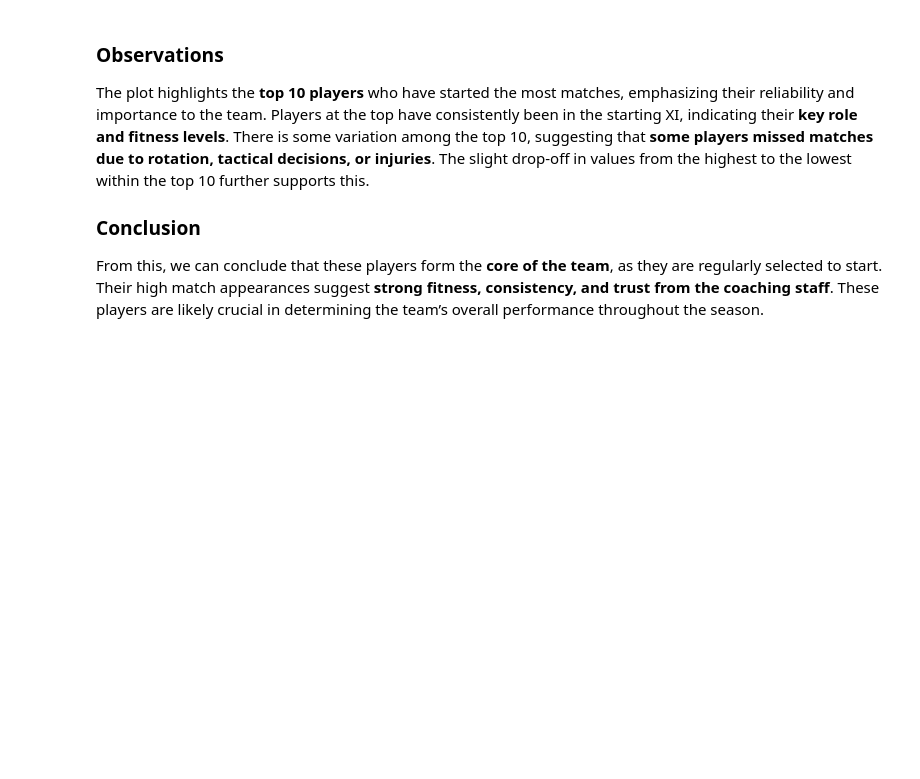
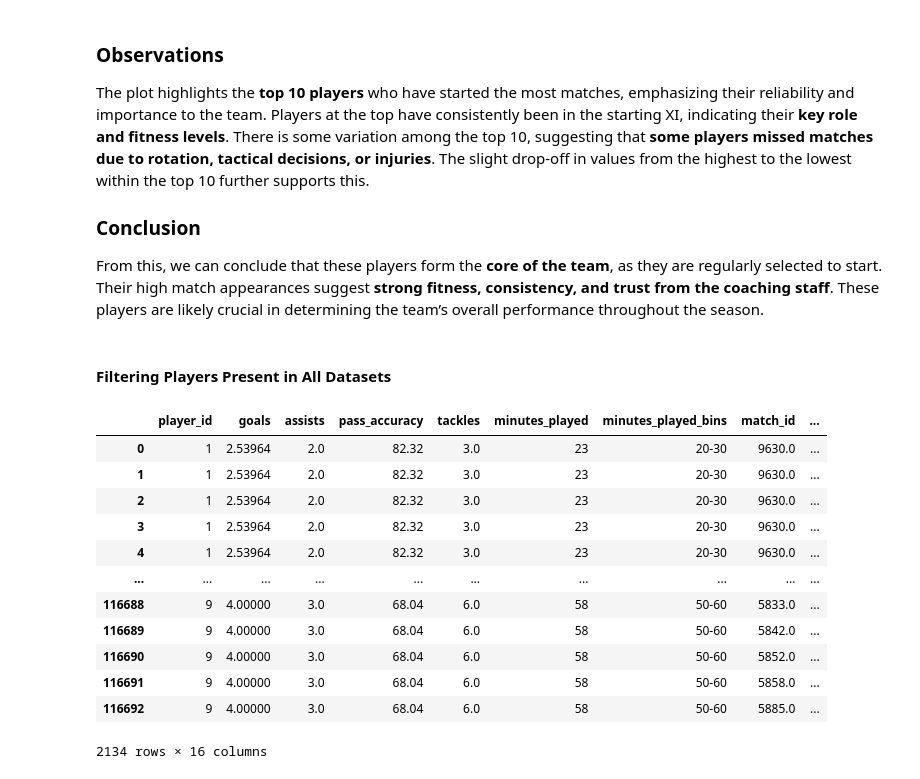
Before and after one commit to Purvang2803/Athlete_Injury_, a Jupyter notebook: performance and injuries analysis .ipynb, the cells around one changed output. Saved outputs shown, nothing was run; the diff lists cells and outputs as text; code cells hidden in the pictures; blank space fills up the shorter version.

```diff
--- a/performance and injuries analysis .ipynb
+++ b/performance and injuries analysis .ipynb
@@ -1102,3 +1103,25 @@ The plot highlights the **top 10 players** who have started the most matches, em
 ### **Conclusion**
 
 From this, we can conclude that these players form the **core of the team**, as they are regularly selected to start. Their high match appearances suggest **strong fitness, consistency, and trust from the coaching staff**. These players are likely crucial in determining the team’s overall performance throughout the season.
+# %% [markdown]
+#### Filtering Players Present in All Datasets
+# %%
+
+common_player_ids = set(performance_df['player_id']) & set(player_stats_df['player_id']) & set(injuries_df['player_id'])
+
+matched_df = merged_df[merged_df['player_id'].isin(common_player_ids)]
+matched_df
+# %% [output]
+|  | player_id | goals | assists | pass_accuracy | tackles | minutes_played | minutes_played_bins | match_id | ... |
+| 0 | 1 | 2.53964 | 2.0 | 82.32 | 3.0 | 23 | 20-30 | 9630.0 | ... |
+| 1 | 1 | 2.53964 | 2.0 | 82.32 | 3.0 | 23 | 20-30 | 9630.0 | ... |
+| 2 | 1 | 2.53964 | 2.0 | 82.32 | 3.0 | 23 | 20-30 | 9630.0 | ... |
+| 3 | 1 | 2.53964 | 2.0 | 82.32 | 3.0 | 23 | 20-30 | 9630.0 | ... |
+| 4 | 1 | 2.53964 | 2.0 | 82.32 | 3.0 | 23 | 20-30 | 9630.0 | ... |
+| ... | ... | ... | ... | ... | ... | ... | ... | ... | ... |
+| 116688 | 9 | 4.00000 | 3.0 | 68.04 | 6.0 | 58 | 50-60 | 5833.0 | ... |
+| 116689 | 9 | 4.00000 | 3.0 | 68.04 | 6.0 | 58 | 50-60 | 5842.0 | ... |
+| 116690 | 9 | 4.00000 | 3.0 | 68.04 | 6.0 | 58 | 50-60 | 5852.0 | ... |
+| 116691 | 9 | 4.00000 | 3.0 | 68.04 | 6.0 | 58 | 50-60 | 5858.0 | ... |
+| 116692 | 9 | 4.00000 | 3.0 | 68.04 | 6.0 | 58 | 50-60 | 5885.0 | ... |
+2134 rows × 16 columns
```
Also changed, not shown: parts of 4 cells of this notebook.
